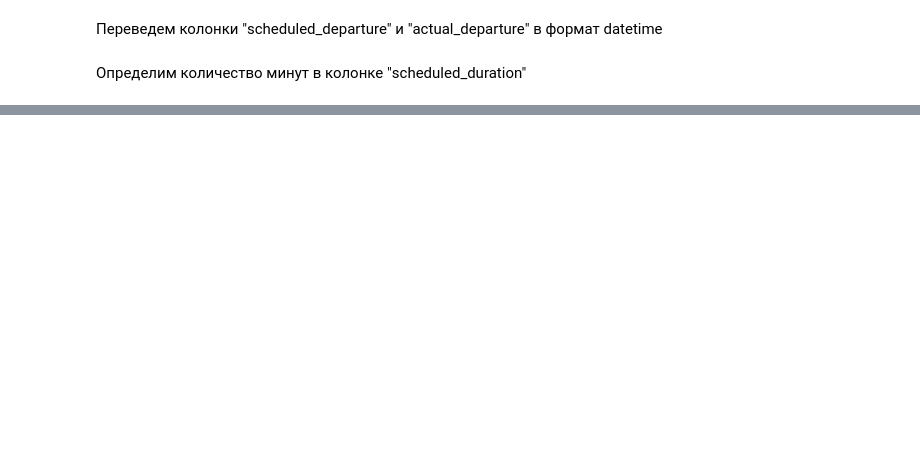
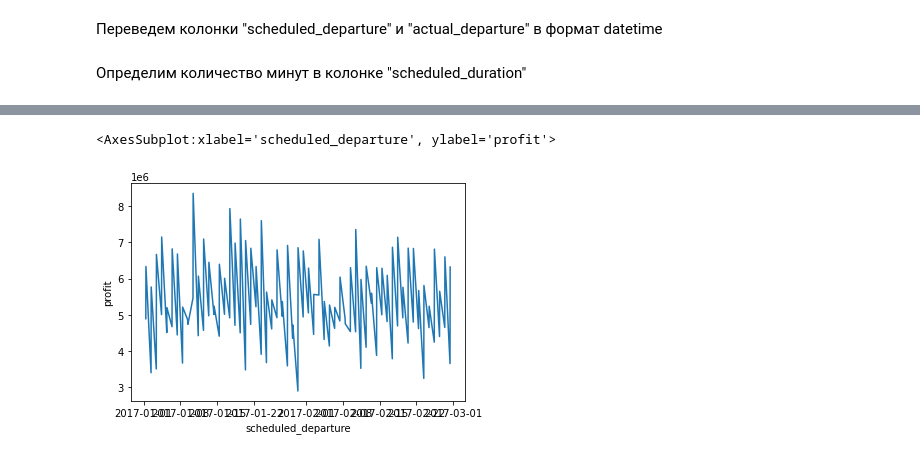
Before and after one commit to Golovolastik/skillfactory_rds, a Jupyter notebook: module_4/analysis.ipynb, the cells around one changed output, grey strips where cells are left out. Cells and saved outputs as stored; diff of their text form; code cells hidden in the pictures; blank space fills up the shorter version.

```diff
--- a/module_4/analysis.ipynb
+++ b/module_4/analysis.ipynb
@@ -84,0 +103,8 @@ memory usage: 14.0+ KB
+# %%
+def fuel_consumption(row):
+    if row.model == 'Sukhoi Superjet-100':
+        return 1.7
+    elif row.model == 'Boeing 737-300':
+        return 2.6
+# %%
+df['fuel_consumption'] = df.apply(fuel_consumption, axis=1)
@@ -84,0 +164,2 @@ memory usage: 14.0+ KB
+# %%
+df['fuel_cost'] = df.fuel_consumption * df.scheduled_duration_hours * 45000
@@ -84,0 +181,7 @@ memory usage: 14.0+ KB
+# %%
+df['profit'] = df.total_amount - df.fuel_cost
+# %%
+sns.lineplot(y=df.profit, x=df.scheduled_departure)
+# %% [output]
+<AxesSubplot:xlabel='scheduled_departure', ylabel='profit'>
+[figure, added]
```
Also changed, not shown: parts of 22 cells of this notebook.
